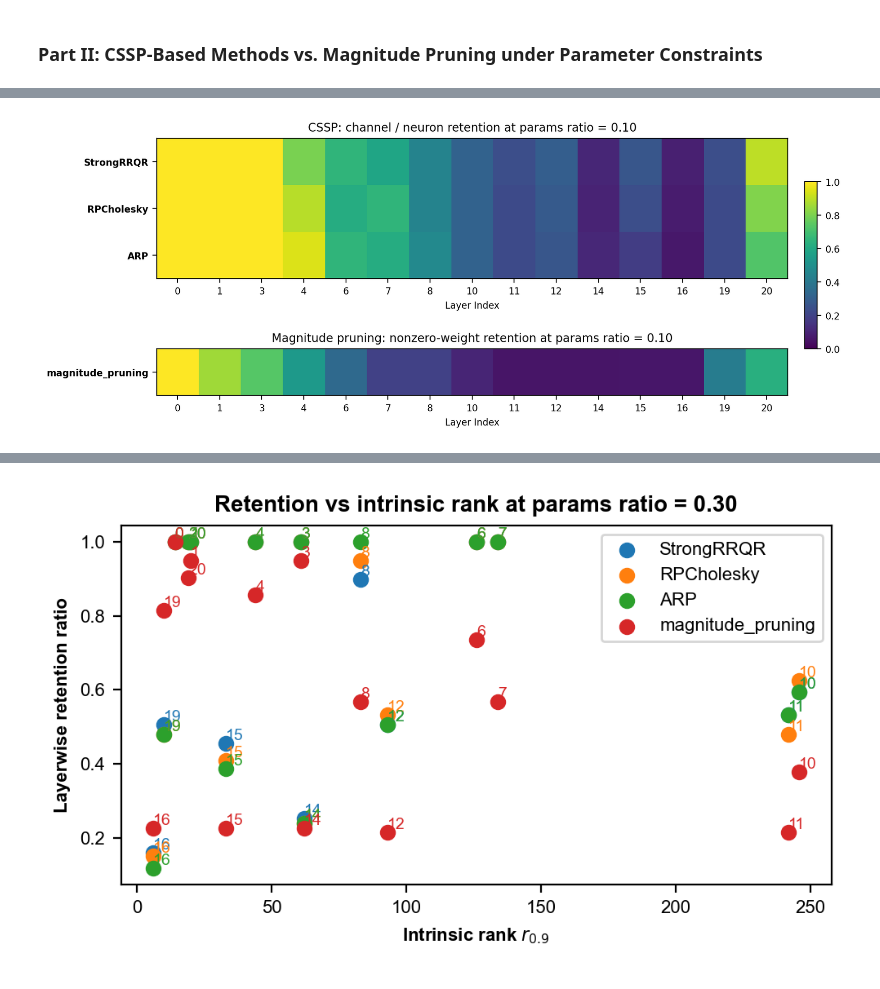
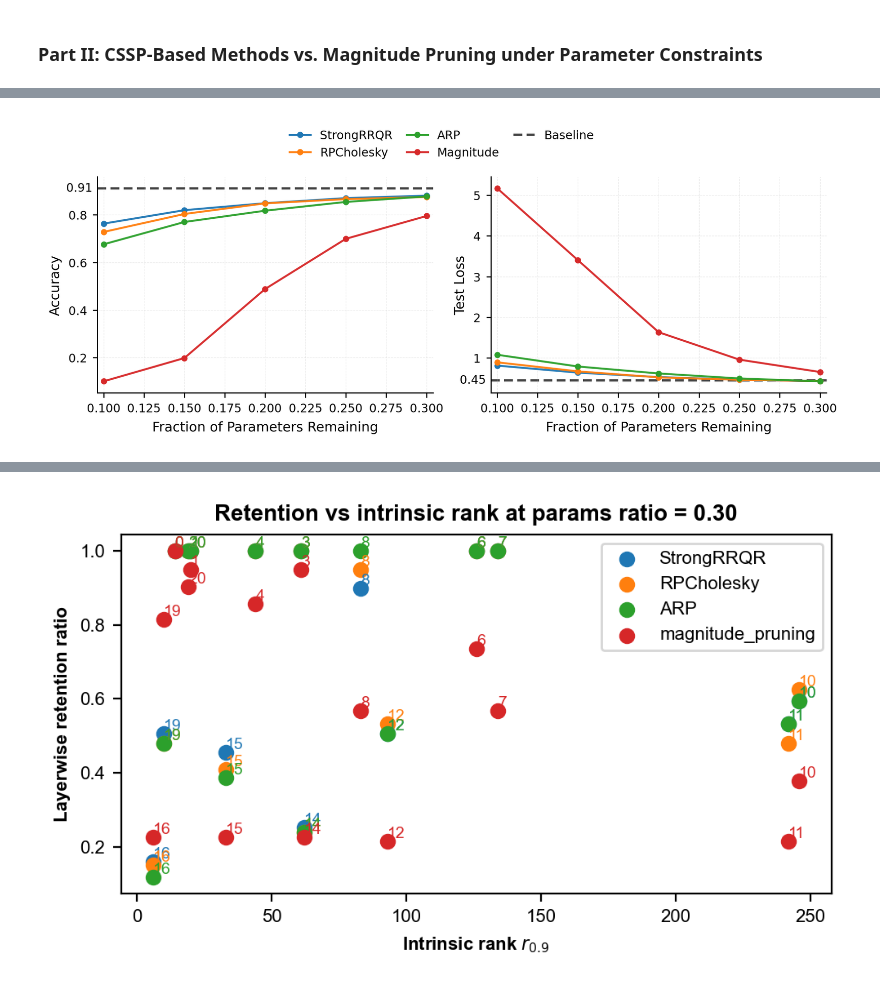
Before and after one commit to yuekai-yan/CSSP_Neural_Networks_Pruning, a Jupyter notebook: CIFAR10.ipynb, the cells around one changed output, grey strips where cells are left out. Cells and saved outputs as stored; diff of their text form; code cells hidden in the pictures.

```diff
--- a/CIFAR10.ipynb
+++ b/CIFAR10.ipynb
@@ -444,26 +344,32 @@ Plot.plot_fixed_layer_relerr(
 # %% [markdown]
 ### Part II: CSSP-Based Methods vs. Magnitude Pruning under Parameter Constraints
 # %%
+import importlib
+import Pruning.magnitude_pruning as magnitude
+
+importlib.reload(magnitude)
 rho_params = np.linspace(0.3, 0.1, 5)
 
 methods_params = methods_CSSP + ["Magnitude"]
 all_accs_params = []
 all_losses_params = []
 layerwise_results_params = {}
+pruned_models_dict_params = {}
 
 # Run CSSP-based pruning methods
 for method in methods_CSSP:
     accs = []
-    model_CSSP, accs, losses, hist = iterative_pruning(model3, X, (3, 32, 32), rho_params, 0.95, method, "params", test_loader, train_loader)
+    model_CSSP, accs, losses, hist, pruned_models = iterative_pruning(copy.deepcopy(model3), X, (3, 32, 32), rho_params, 0.95, method, "params", test_loader, train_loader)
     all_accs_params.append(accs)
     all_losses_params.append(losses)
     layerwise_results_params[method] = hist
+    pruned_models_dict_params[method] = pruned_models
 
 # Run magnitude pruning
 magnitude_accs = []
 magnitude_losses = []
 with contextlib.redirect_stdout(io.StringIO()):
-    model_magnitude, magnitude_accs, magnitude_losses, magnitude_hist = iterative_magnitude_pruning(
+    model_magnitude, magnitude_accs, magnitude_losses, magnitude_hist, magnitude_models = magnitude.iterative_magnitude_pruning(
         model0=copy.deepcopy(model3),
         input_shape=(3, 32, 32),
         rho=rho_params,
@@ -478,6 +384,7 @@ with contextlib.redirect_stdout(io.StringIO()):
 all_accs_params.append(magnitude_accs)
 all_losses_params.append(magnitude_losses)
 layerwise_results_params["Magnitude"] = magnitude_hist
+pruned_models_dict_params["Magnitude"] = magnitude_models
 
 # Save pruning results
 np.savez(
@@ -495,25 +402,6 @@ np.savez(
     methods=np.array(methods_params),
     all_losses=np.array(all_losses_params),
 )
-
-# Plot pruning curves
-plot_pruning_curve(
-    base_acc,
-    rho_params,
-    all_accs_params,
-    methods_params,
-    "params",
-    "Accuracy"
-)
-
-plot_pruning_curve(
-    base_loss,
-    rho_params,
-    all_losses_params,
-    methods_params,
-    "params",
-    "Test Loss"
-)
 # %% [output]
 -------Begin pruning-------
 Method: StrongRRQR      Target ratio: 0.30
@@ -537,9 +423,20 @@ Params after pruning: 15121226 -> 1497340
 # %%
 import importlib
 import Plot as Plot
 
 importlib.reload(Plot)
 
-Plot.plot_structured_vs_magnitude_heatmaps(layerwise_results_params, ratio_key="0.10")
+# Plot pruning curves
+Plot.plot_pruning_curve(
+    base_acc,
+    rho_params,
+    all_accs_params,
+    methods_params,
+    "params",
+    "Accuracy",
+    title=None,
+    base_loss=base_loss,
+    losses=all_losses_params,
+)
 # %% [output]
-[figure, old version]
+[figure, new version]
```
Also changed, not shown: parts of 12 cells of this notebook.
